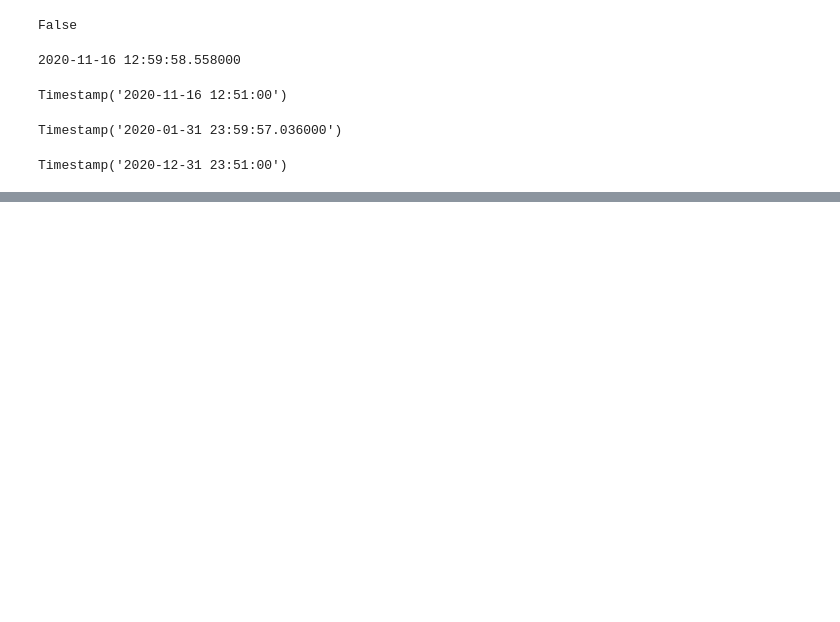
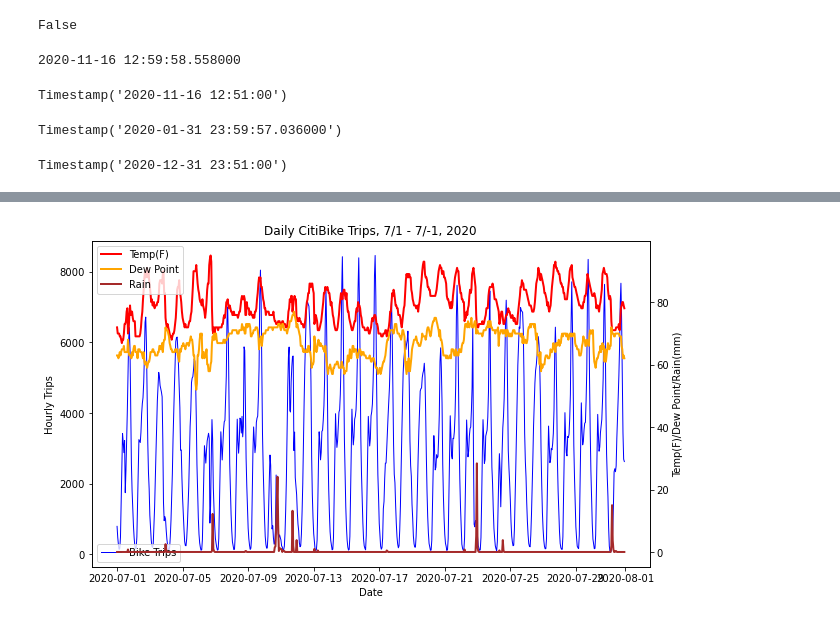
Before and after one commit to leckieje/fair_weather_cyclists, a Jupyter notebook: bike_weather_20.ipynb, the cells around one changed output, grey strips where cells are left out. Drawn from its saved outputs; the diff is of its cells as text; code cells hidden in the pictures; blank space fills up the shorter version.

```diff
--- a/bike_weather_20.ipynb
+++ b/bike_weather_20.ipynb
@@ -1028,0 +970,4 @@ chart_period(8, 11, 13)
+# %%
+chart_period(7, 0, 0)
+# %% [output]
+[figure, added]
```
Also changed, not shown: parts of 86 cells of this notebook.
